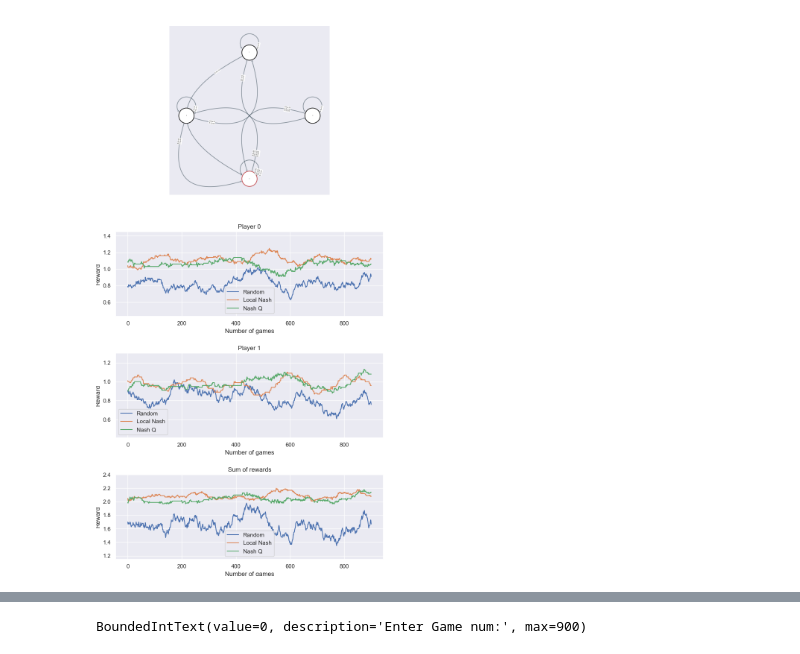
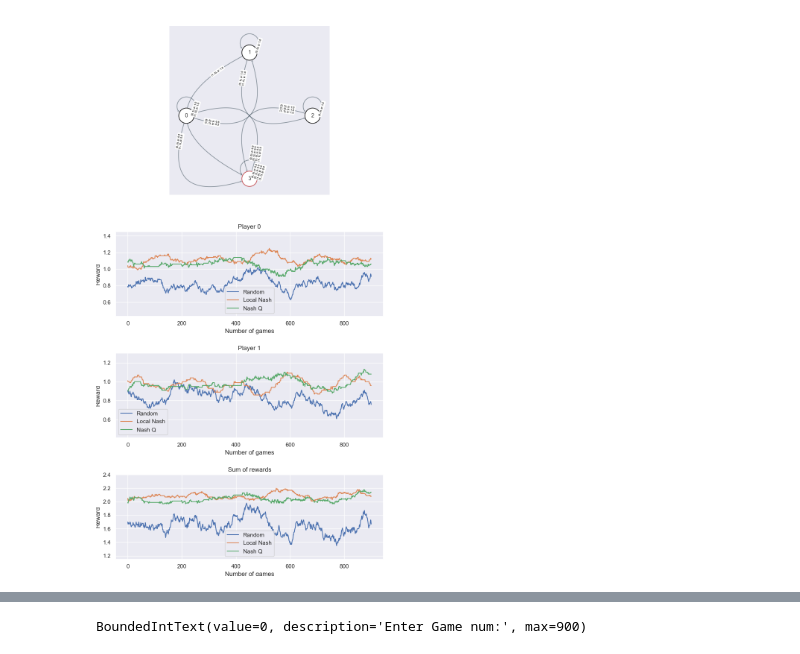
Before and after one commit to MultiagentSystemsProject-Polimi2024/LearningNashQLearning, a Jupyter notebook: Interface/FinalDisplay.ipynb, the cells around one changed output, grey strips where cells are left out. Cells and saved outputs as stored; diff of their text form; code cells hidden in the pictures.

Commit message:
final display working version

```diff
--- a/Interface/FinalDisplay.ipynb
+++ b/Interface/FinalDisplay.ipynb
@@ -68,8 +68,8 @@ NashQRewardsSmooth_sum = NashQRewardsSmooth_0 + NashQRewardsSmooth_1
 # %%
 def plot_graph(G, node_colors, edge_labels, ax):
     Graph(G, node_labels=True, node_layout='circular', edge_labels=edge_labels,
-    edge_label_fontdict=dict(size=2, fontweight='bold'), edge_layout='arc',
-    node_size=6, edge_width=0.5, arrows=True, ax=ax, node_edge_color=node_colors, node_label_fontdict=dict(size=2), edge_label_position=0.2, edge_labels_rotate=False)
+    edge_label_fontdict=dict(size=5, fontweight='bold'), edge_layout='arc',
+    node_size=6, edge_width=0.5, arrows=True, ax=ax, node_edge_color=node_colors, node_label_fontdict=dict(size=10), edge_label_position=0.2, edge_labels_rotate=False)
 # %%
 %matplotlib widget
 
@@ -123,43 +123,49 @@ def update_display(game_num):
     plot_graph(G, node_colors, edge_labels, axs[0])
     Q1 = qtables_dict[game_num]['Q1']
     Q2 = qtables_dict[game_num]['Q2']
 
 
 def on_value_change(change):
     global old_line
     # print vertical red line in all subplots at the selected game number
     with out:
         # remove previous vertical line
         if not old_line == []:
             for line in old_line:
                 line.remove()
             old_line.clear()
         for ax in [axs[1], axs[2], axs[3]]:
             line = ax.axvline(x=change['new'], color='r', linestyle='--')
             old_line.append(line)
             ax.plot()
     update_display(change['new'])
-    print("Q-tables player 1:\n")
-    for q in qtables_dict[change['new']]['Q1']:
-        print(q)
-        print("\n")
-    print("Q-tables player 2:\n")
-    for q in qtables_dict[change['new']]['Q2']:
-        print(q)
-        print("\n")
+    with output_widget:
+        output_widget.clear_output(True)
+        print("Q-tables player 1:\n")
+        for q in qtables_dict[change['new']]['Q1']:
+            print(q)
+            print("\n")
+        print("Q-tables player 2:\n")
+        for q in qtables_dict[change['new']]['Q2']:
+            print(q)
+            print("\n")
 
 # create slider with length of the NashQ rewards array
 out = widgets.Output()
 
 slider = widgets.IntSlider(value=0, min=0, max=NashQRewardsSmooth_0.size-1, step=1, description='Game num:', continuous_update=False, readout=True, readout_format='d')
 slider.observe(on_value_change, names='value')
 
 txt_in = widgets.BoundedIntText(value=0, min=0, max=NashQRewardsSmooth_0.size-1, step=1, description='Enter Game num:', disabled=False)
 txt_in.observe(on_value_change, names='value')
 
-display(out, slider, txt_in)
+widgets.jslink((slider, 'value'), (txt_in, 'value'))
+
+output_widget = widgets.Output()
+
+display(out, slider, txt_in, output_widget)
 # %% [output]
-[figure, old version]
+[figure, new version]
 [interactive output not drawn]
 [interactive output not drawn]
 BoundedIntText(value=0, description='Enter Game num:', max=900)
```
Also changed, not shown: parts of 1 cell of this notebook, 2 other files.
